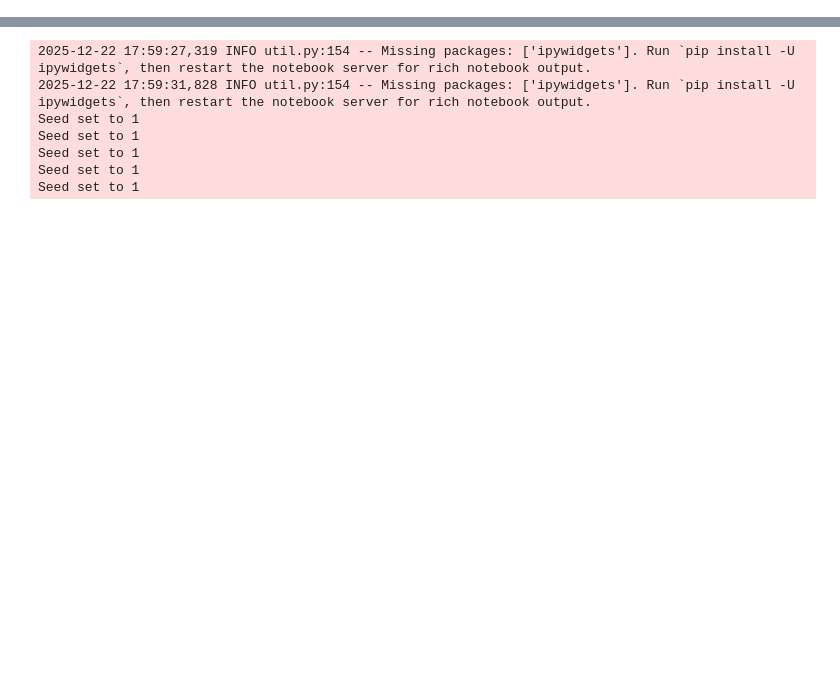
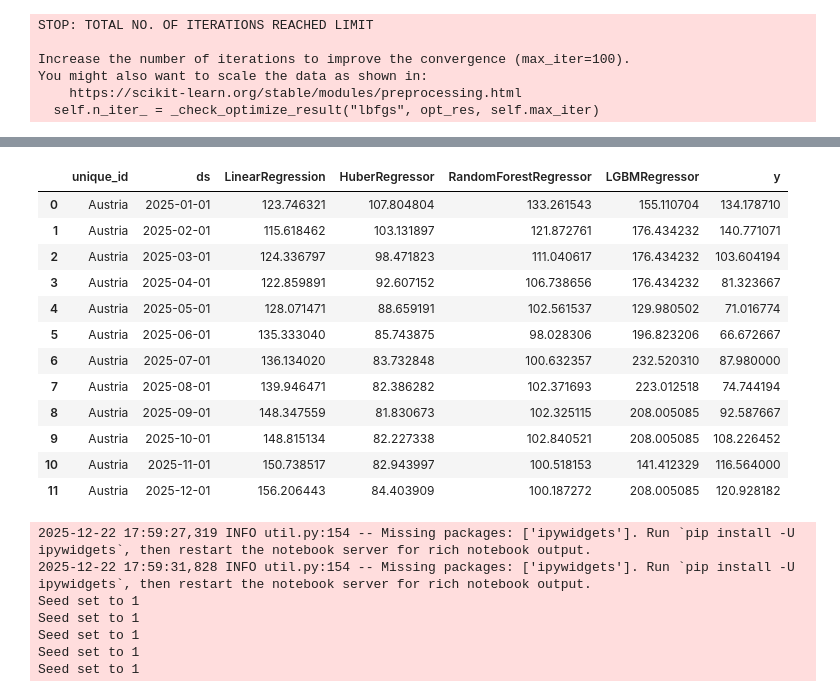
Before and after one commit to L-Schlosser/TIS3_CapstoneProject, a Jupyter notebook: code/modelselection.ipynb, the cells around one changed output, grey strips where cells are left out. Drawn from its saved outputs; the diff is of its cells as text; code cells hidden in the pictures; blank space fills up the shorter version.

```diff
--- a/code/modelselection.ipynb
+++ b/code/modelselection.ipynb
@@ -49,0 +253,36 @@ ml_forecast = MLForecast(models=models_ml, freq=daily)  ##LAGS? ##DATE FEATURES?
+# %%
+## ML with LAGS
+from mlforecast.lag_transforms import RollingMean, RollingStd
+
+
+ml_lags = [1, 3, 12]
+data_features = ['month', 'quarter', 'year']
+lag_transforms = {
+    # Short-term monthly volatility
+    1: [RollingStd(window_size=3)],
+    # Quarterly trend
+    3: [RollingMean(window_size=2)],
+    # Yearly smoothing
+    12: [RollingMean(window_size=3)],
+}
+
+ml_forecast_lags = MLForecast( models=models_ml, freq='MS', lags=ml_lags, date_features=data_features, lag_transforms=lag_transforms)
+
+ml_forecast_lags.fit(df=monthly_train, static_features=[])
+
+fc_val = ml_forecast_lags.predict(h=12, X_df=monthly_val)
+
+df_val_ml_lags = fc_val.merge(
+    monthly_val[['unique_id', 'ds', 'y']],
+    on=['unique_id', 'ds'],
+    how='left'
+)
+
+df_val_ml_lags
+# %% [output]
+STOP: TOTAL NO. OF ITERATIONS REACHED LIMIT
+
+Increase the number of iterations to improve the convergence (max_iter=100).
+You might also want to scale the data as shown in:
+    https://scikit-learn.org/stable/modules/preprocessing.html
+  self.n_iter_ = _check_optimize_result("lbfgs", opt_res, self.max_iter)
@@ -50,3 +306,16 @@ ml_forecast = MLForecast(models=models_ml, freq=daily)  ##LAGS? ##DATE FEATURES?
+|  | unique_id | ds | LinearRegression | HuberRegressor | RandomForestRegressor | LGBMRegressor | y |
+| 0 | Austria | 2025-01-01 | 123.746321 | 107.804804 | 133.261543 | 155.110704 | 134.178710 |
+| 1 | Austria | 2025-02-01 | 115.618462 | 103.131897 | 121.872761 | 176.434232 | 140.771071 |
+| 2 | Austria | 2025-03-01 | 124.336797 | 98.471823 | 111.040617 | 176.434232 | 103.604194 |
+| 3 | Austria | 2025-04-01 | 122.859891 | 92.607152 | 106.738656 | 176.434232 | 81.323667 |
+| 4 | Austria | 2025-05-01 | 128.071471 | 88.659191 | 102.561537 | 129.980502 | 71.016774 |
+| 5 | Austria | 2025-06-01 | 135.333040 | 85.743875 | 98.028306 | 196.823206 | 66.672667 |
+| 6 | Austria | 2025-07-01 | 136.134020 | 83.732848 | 100.632357 | 232.520310 | 87.980000 |
+| 7 | Austria | 2025-08-01 | 139.946471 | 82.386282 | 102.371693 | 223.012518 | 74.744194 |
+| 8 | Austria | 2025-09-01 | 148.347559 | 81.830673 | 102.325115 | 208.005085 | 92.587667 |
+| 9 | Austria | 2025-10-01 | 148.815134 | 82.227338 | 102.840521 | 208.005085 | 108.226452 |
+| 10 | Austria | 2025-11-01 | 150.738517 | 82.943997 | 100.518153 | 141.412329 | 116.564000 |
+| 11 | Austria | 2025-12-01 | 156.206443 | 84.403909 | 100.187272 | 208.005085 | 120.928182 |
 # %%
 ## Deep Learning Models:
 from neuralforecast import NeuralForecast
```
Also changed, not shown: parts of 13 cells of this notebook.
